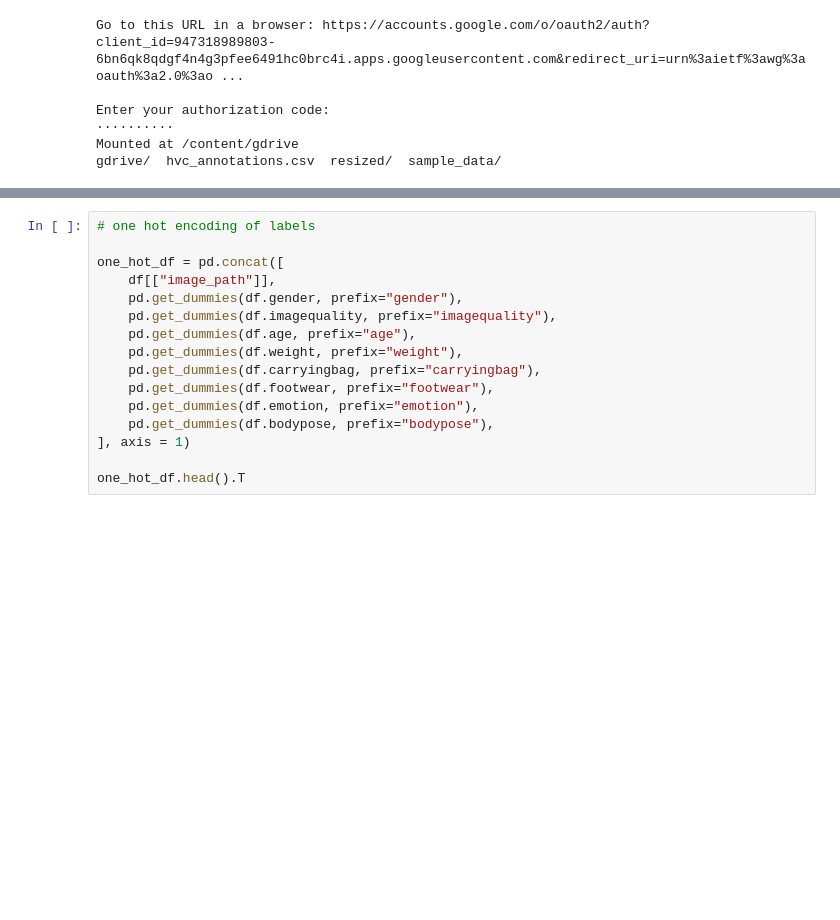
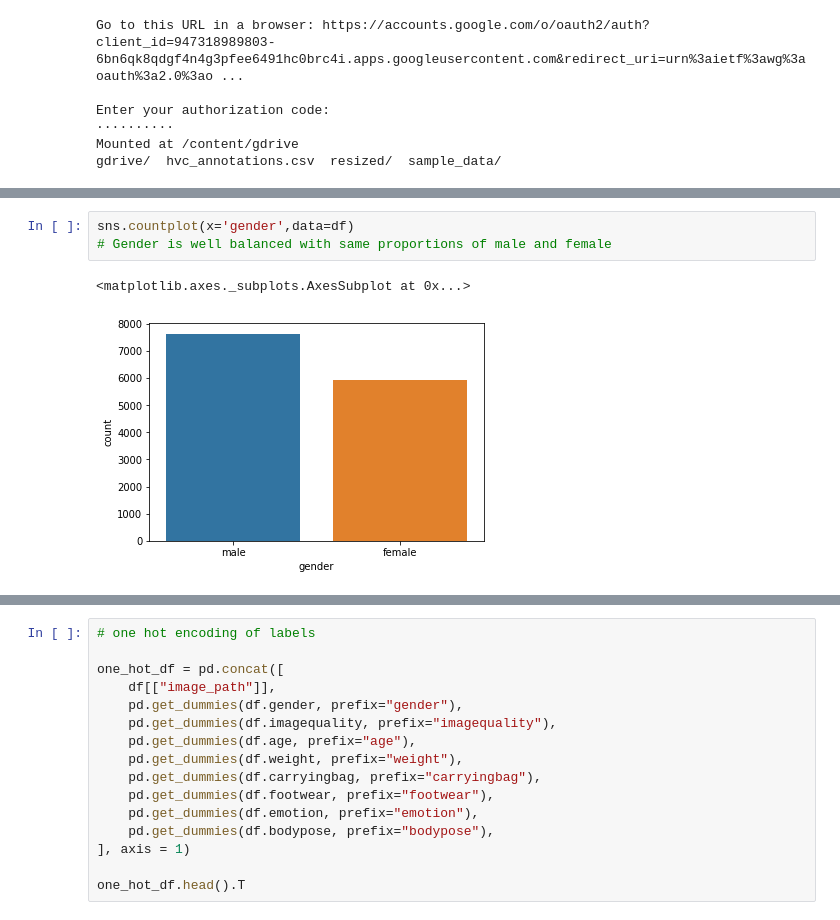
Before and after one commit to Balmukund151/TSAI, a Jupyter notebook: Assignment-5/Assignment_5.ipynb, the cells around one changed output, grey strips where cells are left out. Cells and saved outputs as stored; diff of their text form; blank space fills up the shorter version.

```diff
--- a/Assignment-5/Assignment_5.ipynb
+++ b/Assignment-5/Assignment_5.ipynb
@@ -57,0 +64,6 @@ df.head()
+# %%
+sns.countplot(x='gender',data=df)
+# Gender is well balanced with same proportions of male and female
+# %% [output]
+<matplotlib.axes._subplots.AxesSubplot at 0x...>
+[figure, added]
```
Also changed, not shown: parts of 8 cells of this notebook, 1 other file.
